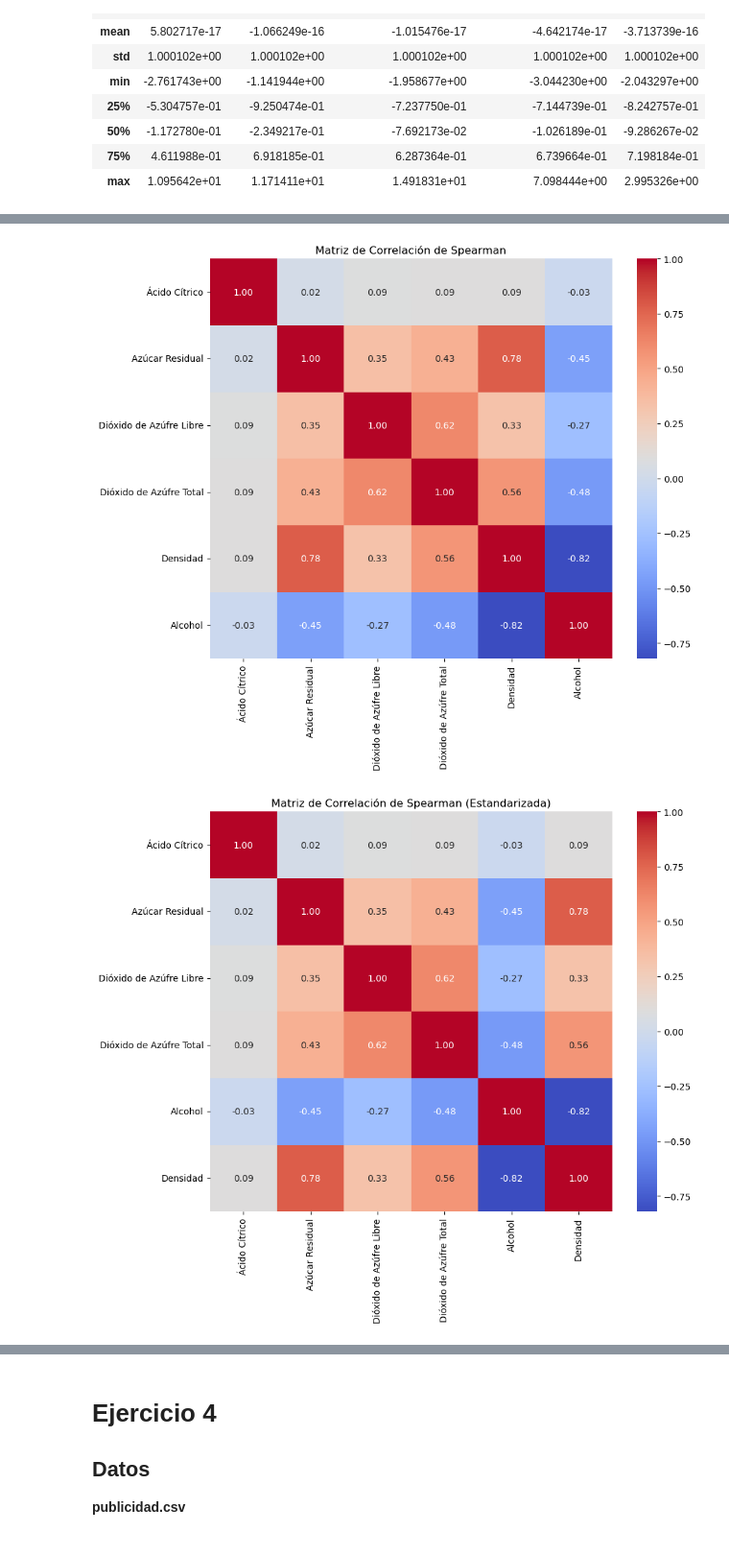
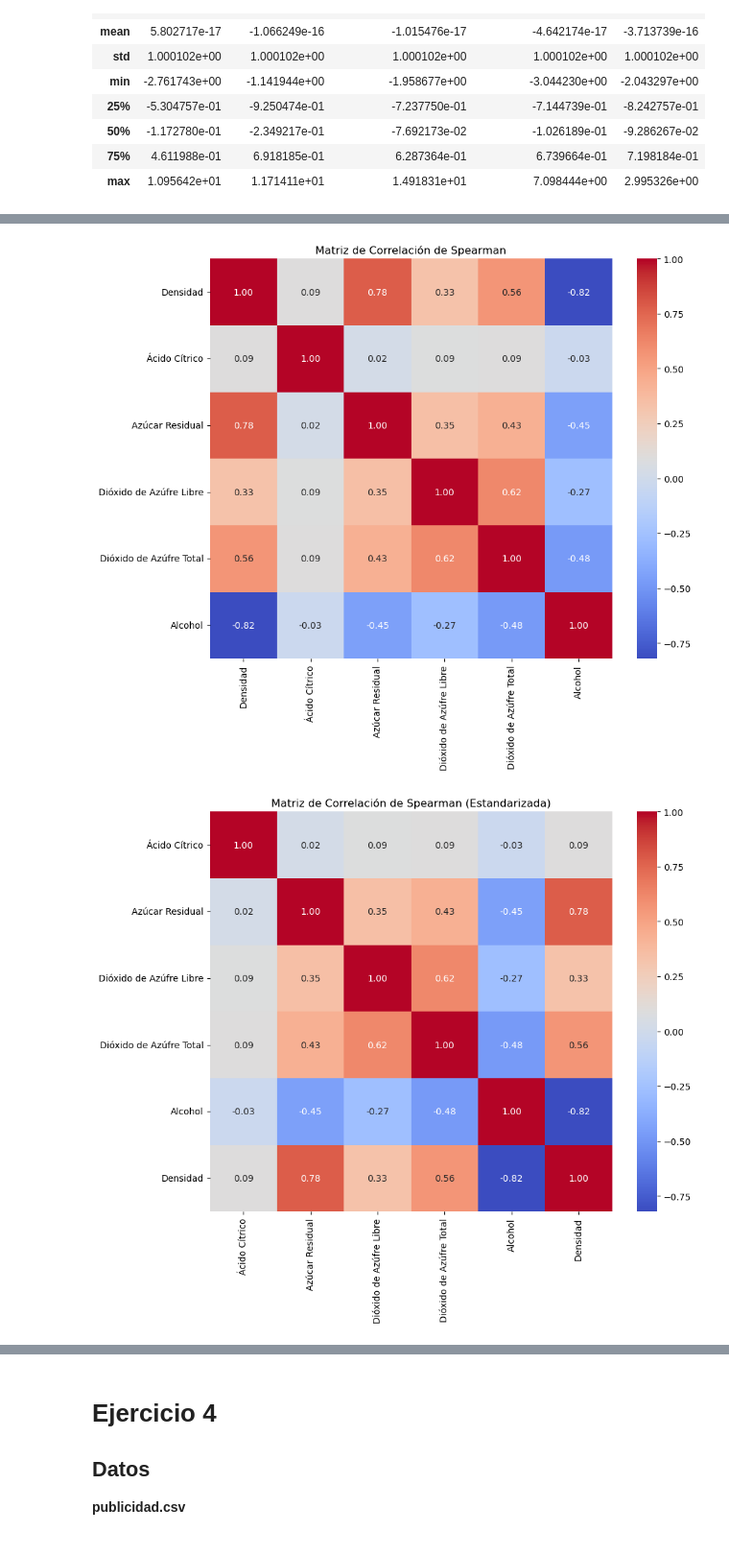
Before and after one commit to cam2149/MachinelearningI, a Jupyter notebook: Examen1_Ejercicio3.ipynb, the cells around one changed output, grey strips where cells are left out. Shown at 96% size. Saved outputs shown, nothing was run; the diff lists cells and outputs as text; code cells hidden in the pictures.

```diff
--- a/Examen1_Ejercicio3.ipynb
+++ b/Examen1_Ejercicio3.ipynb
@@ -189,6 +44,6 @@ _ = plt.legend()
 # Get Excel file from GitHub
 url = 'https://github.com/cam2149/MachinelearningI/blob/main/datos.xls?raw=true'
 # Read the sheet 'Wine Quality' into a DataFrame df ignoring the first 2 rows
-df = pd.read_excel(url, sheet_name='Wine Quality', skiprows=2)
+df_wine = pd.read_excel(url, sheet_name='Wine Quality', skiprows=2)
 # %%
 # Visualize the first 5 rows of the DataFrame
@@ -202,8 +57,8 @@ df.head()
 | 4 | 6 | 7.2 | 0.23 | 0.32 | 8.5 | 0.058 | ... |
 # %%
 # Remove columns pH, Sulfatos, Cloruros, Acidez Volátil, Acidez Fija, and Calidad del Vino
-df.drop(columns=['pH', 'Sulfatos', 'Cloruros', 'Acidez Volátil', 'Acidez Fija', 'Calidad del Vino'], inplace=True)
-
+df_wine.drop(columns=['pH', 'Sulfatos', 'Cloruros', 'Acidez Volátil', 'Acidez Fija', 'Calidad del Vino'], inplace=True)
+df_wine = df_wine[['Densidad'] + [col for col in df_wine.columns if col != 'Densidad']]
 # Visualize the first 5 rows of the DataFrame
-df.head()
+df_wine.head()
 # %% [output]
@@ -216,7 +71,7 @@ df.head()
 # %%
 # Define Densidad as the target variable (Y) and the rest of the columns as the features (X)
-x = df.drop(columns='Densidad')
-y = df['Densidad']
+x = df_wine.drop(columns='Densidad')
+y = df_wine['Densidad']
 x.describe()
 # %% [output]
 |  | Ácido Cítrico | Azúcar Residual | Dióxido de Azúfre Libre | Dióxido de Azúfre Total | Alcohol |
@@ -290,20 +145,20 @@ plt.show()
 [figure]
 # %%
 # Plot the Spearman correlation matrix of the features (X) and the target variable (Y) with a heatmap
-corr = df.corr(method='spearman')
+corr = df_wine.corr(method='spearman')
 plt.figure(figsize=(10, 8))
 sns.heatmap(corr, annot=True, cmap='coolwarm', fmt=".2f")
 plt.title('Matriz de Correlación de Spearman')
 plt.show()
 
 # Now plot the Spearman correlation matrix of the standardized features (X) and the target variable (Y) with a heatmap
 corr = x.join(y).corr(method='spearman')
 plt.figure(figsize=(10, 8))
 sns.heatmap(corr, annot=True, cmap='coolwarm', fmt=".2f")
 plt.title('Matriz de Correlación de Spearman (Estandarizada)')
 plt.show()
 # %% [output]
-[figure, old version]
+[figure, new version]
 [figure]
 # %%
 # Partition the data into training and testing sets 80/20
```
Also changed, not shown: parts of 21 cells of this notebook, 1 other file.
